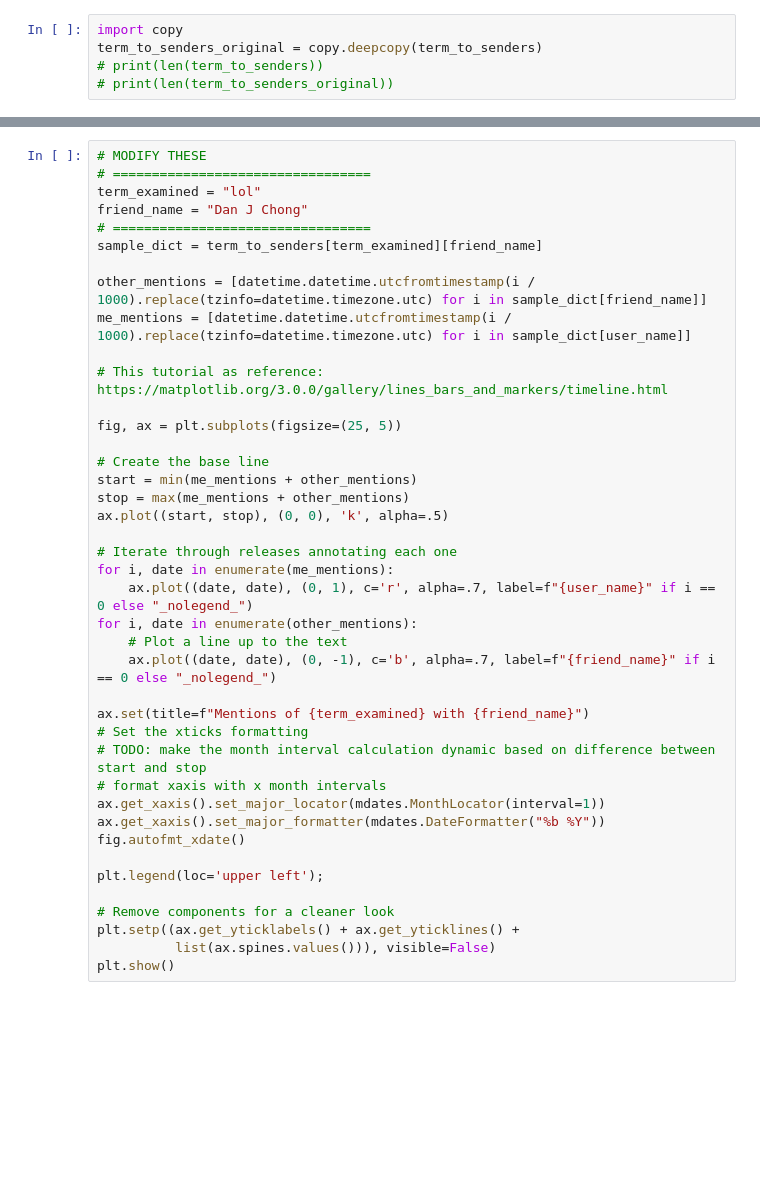
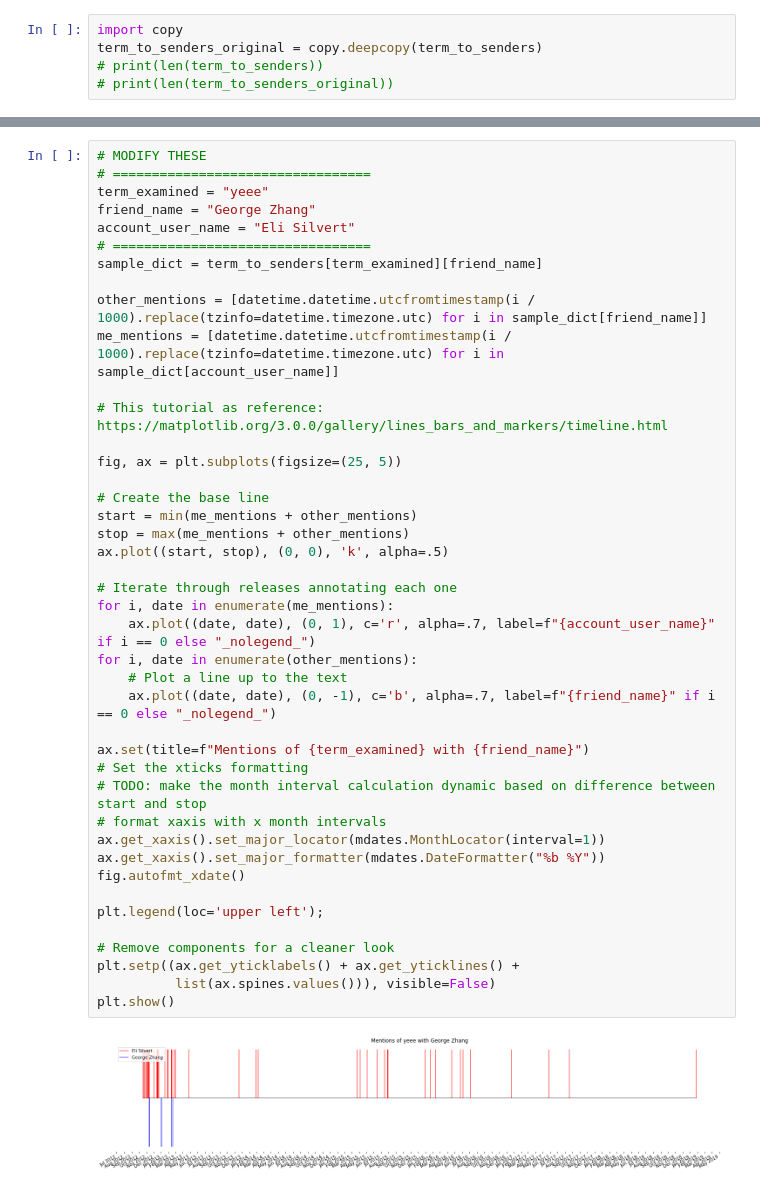
Before and after one commit to EliSilvert/Social-Media-Data-Analysis, a Jupyter notebook: Slang_word_characterization.ipynb, the cells around one changed output, grey strips where cells are left out. Drawn from its saved outputs; the diff is of its cells as text; blank space fills up the shorter version.

```diff
--- a/Slang_word_characterization.ipynb
+++ b/Slang_word_characterization.ipynb
@@ -306,41 +381,44 @@ _ = print_sorted_dict(term_to_count)
 # %%
 # MODIFY THESE
 # =================================
-term_examined = "lol"
-friend_name = "Dan J Chong"
+term_examined = "yeee"
+friend_name = "George Zhang"
+account_user_name = "Eli Silvert"
 # =================================
 sample_dict = term_to_senders[term_examined][friend_name]
 
 other_mentions = [datetime.datetime.utcfromtimestamp(i / 1000).replace(tzinfo=datetime.timezone.utc) for i in sample_dict[friend_name]]
-me_mentions = [datetime.datetime.utcfromtimestamp(i / 1000).replace(tzinfo=datetime.timezone.utc) for i in sample_dict[user_name]]
+me_mentions = [datetime.datetime.utcfromtimestamp(i / 1000).replace(tzinfo=datetime.timezone.utc) for i in sample_dict[account_user_name]]
 
 # This tutorial as reference: https://matplotlib.org/3.0.0/gallery/lines_bars_and_markers/timeline.html
 
 fig, ax = plt.subplots(figsize=(25, 5))
 
 # Create the base line
 start = min(me_mentions + other_mentions)
 stop = max(me_mentions + other_mentions)
 ax.plot((start, stop), (0, 0), 'k', alpha=.5)
 
 # Iterate through releases annotating each one
 for i, date in enumerate(me_mentions):
-    ax.plot((date, date), (0, 1), c='r', alpha=.7, label=f"{user_name}" if i == 0 else "_nolegend_")
+    ax.plot((date, date), (0, 1), c='r', alpha=.7, label=f"{account_user_name}" if i == 0 else "_nolegend_")
 for i, date in enumerate(other_mentions):
     # Plot a line up to the text
     ax.plot((date, date), (0, -1), c='b', alpha=.7, label=f"{friend_name}" if i == 0 else "_nolegend_")
 
 ax.set(title=f"Mentions of {term_examined} with {friend_name}")
 # Set the xticks formatting
 # TODO: make the month interval calculation dynamic based on difference between start and stop
 # format xaxis with x month intervals
 ax.get_xaxis().set_major_locator(mdates.MonthLocator(interval=1))
 ax.get_xaxis().set_major_formatter(mdates.DateFormatter("%b %Y"))
 fig.autofmt_xdate()
 
 plt.legend(loc='upper left');
 
 # Remove components for a cleaner look
 plt.setp((ax.get_yticklabels() + ax.get_yticklines() +
           list(ax.spines.values())), visible=False)
 plt.show()
+# %% [output]
+[figure, added]
```
Also changed, not shown: parts of 5 cells of this notebook.
